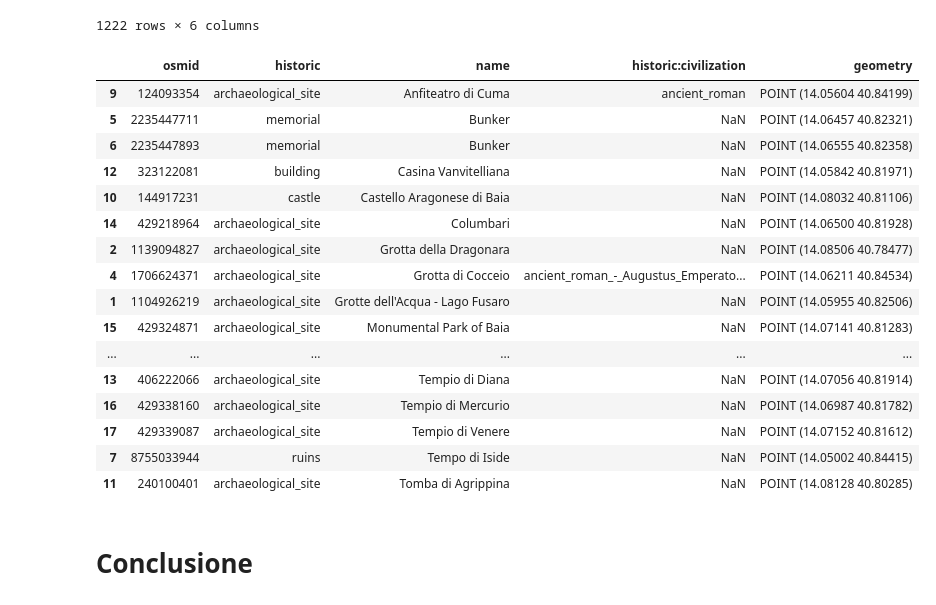
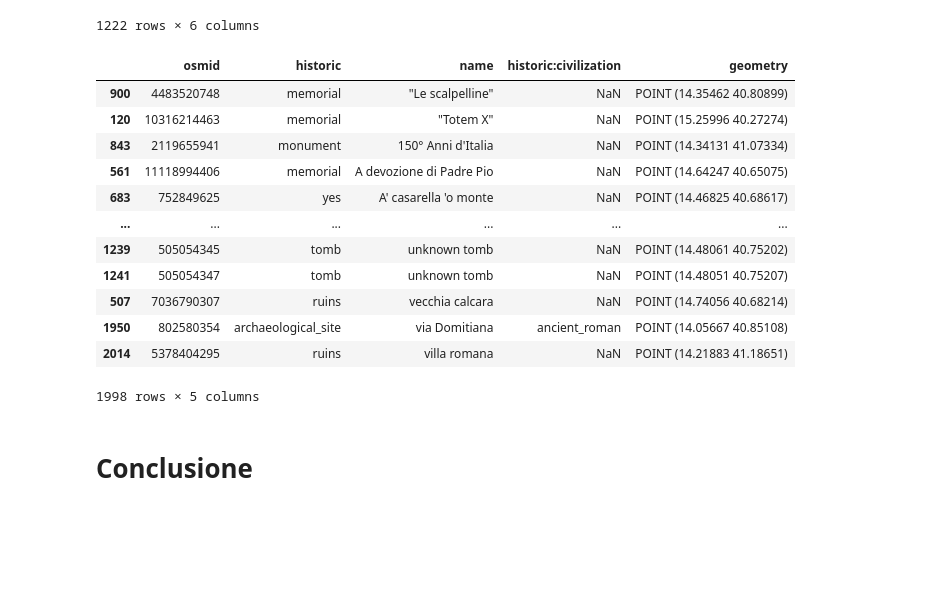
Before and after one commit to MaxDragonheart/PyGIS-Blog, a Jupyter notebook: notebooks/2023/08/21/template.ipynb, the cells around one changed output. Drawn from its saved outputs; the diff is of its cells as text; code cells hidden in the pictures; blank space fills up the shorter version.

```diff
--- a/notebooks/2023/08/21/template.ipynb
+++ b/notebooks/2023/08/21/template.ipynb
@@ -130,7 +130,7 @@ Come si può vedere in quest'area ci sono ben 35 siti di interesse archeologico,
 
 Ma veniamo ai TAG di nostro interesse. Analizzando l'elenco delle [chiavi](https://wiki.openstreetmap.org/wiki/Map_features#Historic) ce ne sono alcune che non mi interessano e le inserirò nella viriabile che segue perchè a me interessano solo le strutture o i resti di strutture.
 # %%
-excluded_keys = ['aircraft', 'anchor', 'battlefield', 'bomb_crater', 'boundary_stone', 'cannon', 'cattle_crush', 'district', 'highwater_mark', 'locomotive', 'ogham_stone', 'railway_car', 'road', 'shieling', 'ship', 'tank', 'vehicle', 'wayside_cross', 'wayside_shrine', 'wreck']
+excluded_keys = ['aircraft', 'anchor', 'battlefield', 'bomb_crater', 'boundary_stone', 'cannon', 'cattle_crush', 'district', 'highwater_mark', 'locomotive', 'memorial', 'ogham_stone', 'railway_car', 'road', 'shieling', 'ship', 'tank', 'vehicle', 'wayside_cross', 'wayside_shrine', 'wreck', 'yes']
 
 excluded_keys
 # %% [output]
@@ -414,28 +411,24 @@ See the caveats in the documentation: https://pandas.pydata.org/pandas-docs/stab
 # %%
 campania_final = pd.concat([campania_polygons, campania_data[campania_data['element_type']=='node']])
 campania_final.drop(columns={'element_type'}, inplace=True)
 campania_final.sort_values(by='name', inplace=True)
 campania_final = gpd.GeoDataFrame(campania_final, geometry='geometry')
 
-bacoli_final
+campania_final
 # %% [output]
 |  | osmid | historic | name | historic:civilization | geometry |
-| 9 | 124093354 | archaeological_site | Anfiteatro di Cuma | ancient_roman | POINT (14.05604 40.84199) |
-| 5 | 2235447711 | memorial | Bunker | NaN | POINT (14.06457 40.82321) |
-| 6 | 2235447893 | memorial | Bunker | NaN | POINT (14.06555 40.82358) |
-| 12 | 323122081 | building | Casina Vanvitelliana | NaN | POINT (14.05842 40.81971) |
-| 10 | 144917231 | castle | Castello Aragonese di Baia | NaN | POINT (14.08032 40.81106) |
-| 14 | 429218964 | archaeological_site | Columbari | NaN | POINT (14.06500 40.81928) |
-| 2 | 1139094827 | archaeological_site | Grotta della Dragonara | NaN | POINT (14.08506 40.78477) |
-| 4 | 1706624371 | archaeological_site | Grotta di Cocceio | ancient_roman_-_Augustus_Emperato... | POINT (14.06211 40.84534) |
-| 1 | 1104926219 | archaeological_site | Grotte dell'Acqua - Lago Fusaro | NaN | POINT (14.05955 40.82506) |
-| 15 | 429324871 | archaeological_site | Monumental Park of Baia | NaN | POINT (14.07141 40.81283) |
+| 900 | 4483520748 | memorial | "Le scalpelline" | NaN | POINT (14.35462 40.80899) |
+| 120 | 10316214463 | memorial | "Totem X" | NaN | POINT (15.25996 40.27274) |
+| 843 | 2119655941 | monument | 150° Anni d'Italia | NaN | POINT (14.34131 41.07334) |
+| 561 | 11118994406 | memorial | A devozione di Padre Pio | NaN | POINT (14.64247 40.65075) |
+| 683 | 752849625 | yes | A' casarella 'o monte | NaN | POINT (14.46825 40.68617) |
 | ... | ... | ... | ... | ... | ... |
-| 13 | 406222066 | archaeological_site | Tempio di Diana | NaN | POINT (14.07056 40.81914) |
-| 16 | 429338160 | archaeological_site | Tempio di Mercurio | NaN | POINT (14.06987 40.81782) |
-| 17 | 429339087 | archaeological_site | Tempio di Venere | NaN | POINT (14.07152 40.81612) |
-| 7 | 8755033944 | ruins | Tempo di Iside | NaN | POINT (14.05002 40.84415) |
-| 11 | 240100401 | archaeological_site | Tomba di Agrippina | NaN | POINT (14.08128 40.80285) |
+| 1239 | 505054345 | tomb | unknown tomb | NaN | POINT (14.48061 40.75202) |
+| 1241 | 505054347 | tomb | unknown tomb | NaN | POINT (14.48051 40.75207) |
+| 507 | 7036790307 | ruins | vecchia calcara | NaN | POINT (14.74056 40.68214) |
+| 1950 | 802580354 | archaeological_site | via Domitiana | ancient_roman | POINT (14.05667 40.85108) |
+| 2014 | 5378404295 | ruins | villa romana | NaN | POINT (14.21883 41.18651) |
+1998 rows × 5 columns
 # %% [markdown]
 # Conclusione
 # %% [markdown]
```
Also changed, not shown: parts of 1 cell of this notebook.
